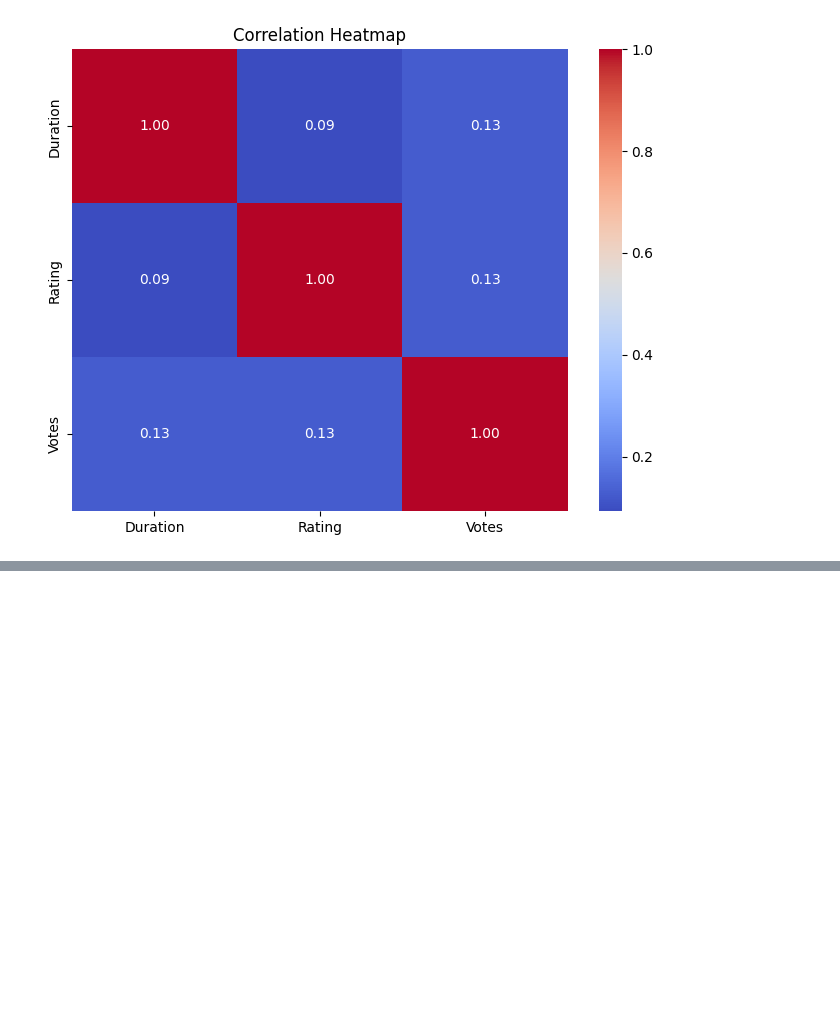
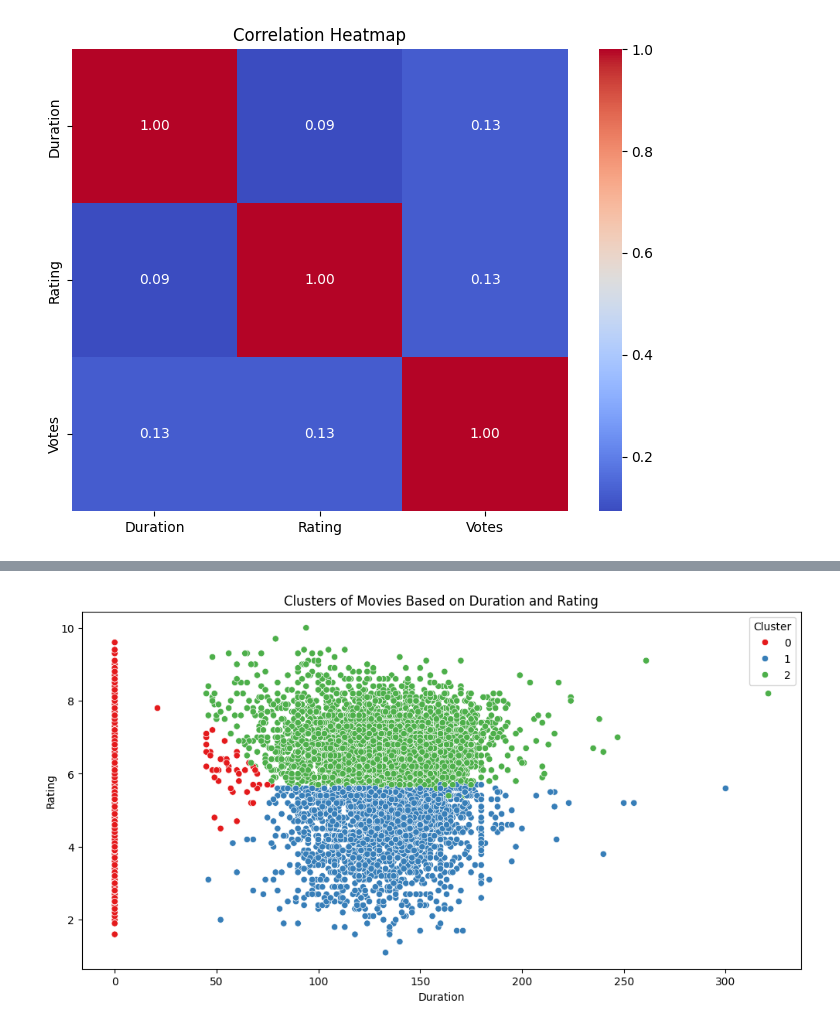
Before and after one commit to rubydamodar/MovieMind-Rating-Prediction, a Jupyter notebook: IMDB Movie Project Work/imdbpage.ipynb, the cells around one changed output, grey strips where cells are left out. Cells and saved outputs as stored; diff of their text form; code cells hidden in the pictures; blank space fills up the shorter version.

```diff
--- a/IMDB Movie Project Work/imdbpage.ipynb
+++ b/IMDB Movie Project Work/imdbpage.ipynb
@@ -252,0 +318,26 @@ plt.show()
+# %%
+# Fill missing ratings with the mean
+cleaned_movie_data['Rating'].fillna(cleaned_movie_data['Rating'].mean(), inplace=True)
+
+# You can also choose to drop rows with missing values in critical columns
+cleaned_movie_data.dropna(subset=['Duration', 'Genre', 'Director'], inplace=True)
+# %%
+features_for_clustering = cleaned_movie_data[['Duration', 'Rating', 'Votes']].dropna()
+scaler = StandardScaler()
+scaled_features = scaler.fit_transform(features_for_clustering)
+# %%
+kmeans = KMeans(n_clusters=3)
+clusters = kmeans.fit_predict(scaled_features)
+# %%
+cleaned_movie_data['Cluster'] = None
+cleaned_movie_data.loc[features_for_clustering.index, 'Cluster'] = clusters
+
+# Visualize the clusters
+plt.figure(figsize=(12, 6))
+sns.scatterplot(x='Duration', y='Rating', hue='Cluster', data=cleaned_movie_data, palette='Set1')
+plt.title('Clusters of Movies Based on Duration and Rating')
+plt.xlabel('Duration')
+plt.ylabel('Rating')
+plt.show()
+# %% [output]
+[figure, added]
```
Also changed, not shown: parts of 6 cells of this notebook.
